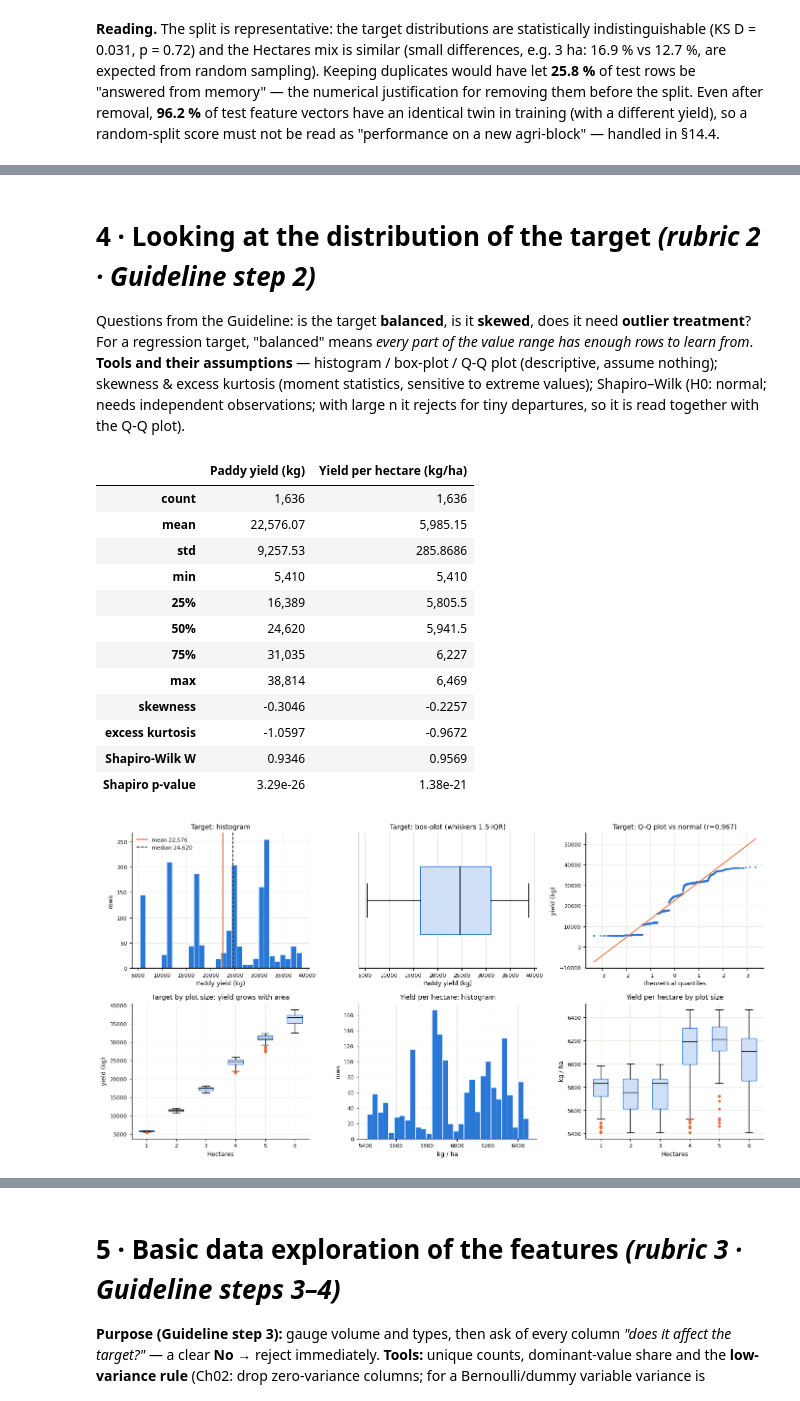
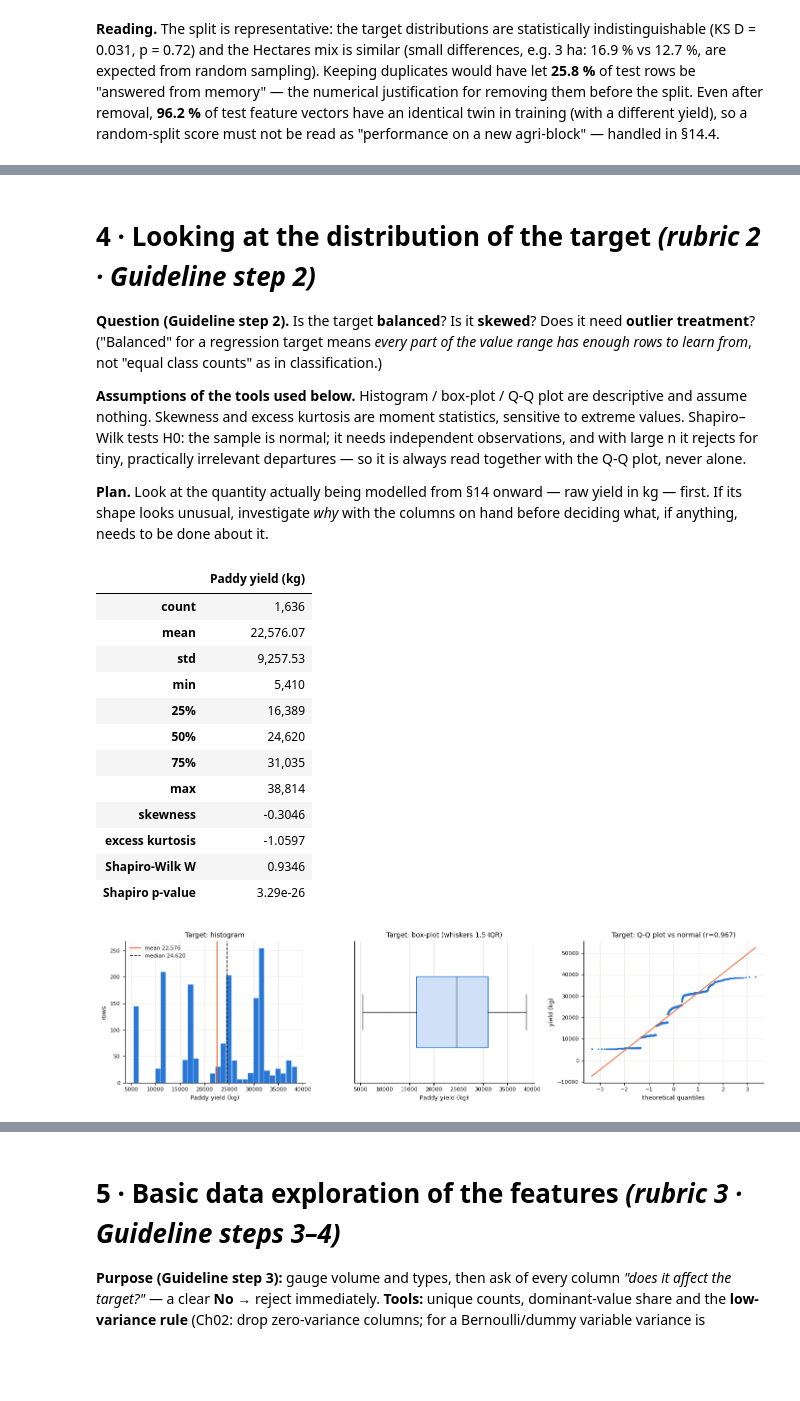
Before and after one commit to phattanaratjeedjeen-sudo/paddy, a Jupyter notebook: src/paddy_ML_regression.ipynb, the cells around one changed output, grey strips where cells are left out. Cells and saved outputs as stored; diff of their text form; code cells hidden in the pictures; blank space fills up the shorter version.

```diff
--- a/src/paddy_ML_regression.ipynb
+++ b/src/paddy_ML_regression.ipynb
@@ -409,42 +401,40 @@ tr.head(3)
 # %% [markdown]
 # 4 · Looking at the distribution of the target  *(rubric 2 · Guideline step 2)*
-Questions from the Guideline: is the target **balanced**, is it **skewed**, does it need **outlier treatment**? For a regression target, "balanced" means *every part of the value range has enough rows to learn from*.
-**Tools and their assumptions** — histogram / box-plot / Q-Q plot (descriptive, assume nothing); skewness & excess kurtosis (moment statistics, sensitive to extreme values); Shapiro–Wilk (H0: normal; needs independent observations; with large n it rejects for tiny departures, so it is read together with the Q-Q plot).
+**Question (Guideline step 2).** Is the target **balanced**? Is it **skewed**? Does it need **outlier treatment**? ("Balanced" for a regression target means *every part of the value range has enough rows to learn from*, not "equal class counts" as in classification.)
+
+**Assumptions of the tools used below.** Histogram / box-plot / Q-Q plot are descriptive and assume nothing. Skewness and excess kurtosis are moment statistics, sensitive to extreme values. Shapiro–Wilk tests H0: the sample is normal; it needs independent observations, and with large n it rejects for tiny, practically irrelevant departures — so it is always read together with the Q-Q plot, never alone.
+
+**Plan.** Look at the quantity actually being modelled from §14 onward — raw yield in kg — first. If its shape looks unusual, investigate *why* with the columns on hand before deciding what, if anything, needs to be done about it.
 # %%
+tr = train.copy()                                    # <- all EDA and feature-selection cells from here on use `tr` (train only, never test)
 yy = tr[Y]
-summ = pd.DataFrame({'Paddy yield (kg)': yy.describe(), 'Yield per hectare (kg/ha)': tr[Y2].describe()})
-summ.loc['skewness'] = [yy.skew(), tr[Y2].skew()]
-summ.loc['excess kurtosis'] = [yy.kurt(), tr[Y2].kurt()]
-summ.loc['Shapiro-Wilk W'] = [stats.shapiro(yy)[0], stats.shapiro(tr[Y2])[0]]
-summ.loc['Shapiro p-value'] = [stats.shapiro(yy)[1], stats.shapiro(tr[Y2])[1]]
+summ = pd.DataFrame({'Paddy yield (kg)': yy.describe()})
+summ.loc['skewness'] = [yy.skew()]
+summ.loc['excess kurtosis'] = [yy.kurt()]
+summ.loc['Shapiro-Wilk W'] = [stats.shapiro(yy)[0]]
+summ.loc['Shapiro p-value'] = [stats.shapiro(yy)[1]]
 display(summ)
 
-fig, ax = plt.subplots(2, 3, figsize=(14, 7.2))
-ax[0,0].hist(yy, bins=30, color=BLUE, edgecolor='white', lw=0.5); ax[0,0].axvline(yy.mean(), color=ORANGE, lw=1.6, label=f'mean {yy.mean():,.0f}')
-ax[0,0].axvline(yy.median(), color=INK, lw=1.2, ls='--', label=f'median {yy.median():,.0f}'); ax[0,0].legend(); ax[0,0].set(title='Target: histogram', xlabel='Paddy yield (kg)', ylabel='rows')
-ax[0,1].boxplot(yy, vert=False, whis=1.5, widths=0.5, patch_artist=True, boxprops=dict(facecolor='#cfe0f7', color=BLUE), medianprops=dict(color=INK), flierprops=dict(marker='o', ms=3, mfc=ORANGE, mec=ORANGE))
-ax[0,1].set(title='Target: box-plot (whiskers 1.5·IQR)', xlabel='Paddy yield (kg)', yticks=[])
-(osm, osr), (slope, icpt, r) = stats.probplot(yy, dist='norm'); ax[0,2].plot(osm, osr, '.', ms=3, color=BLUE); ax[0,2].plot(osm, slope*osm+icpt, color=ORANGE, lw=1.4)
-ax[0,2].set(title=f'Target: Q-Q plot vs normal (r={r:.3f})', xlabel='theoretical quantiles', ylabel='yield (kg)')
-hs = sorted(tr.Hectares.unique())
-ax[1,0].boxplot([tr.loc[tr.Hectares==h, Y] for h in hs], labels=hs, whis=1.5, patch_artist=True, boxprops=dict(facecolor='#cfe0f7', color=BLUE), medianprops=dict(color=INK), flierprops=dict(marker='o', ms=3, mfc=ORANGE, mec=ORANGE))
-ax[1,0].set(title='Target by plot size: yield grows with area', xlabel='Hectares', ylabel='yield (kg)')
-ax[1,1].hist(tr[Y2], bins=30, color=BLUE, edgecolor='white', lw=0.5); ax[1,1].set(title='Yield per hectare: histogram', xlabel='kg / ha', ylabel='rows')
-ax[1,2].boxplot([tr.loc[tr.Hectares==h, Y2] for h in hs], labels=hs, whis=1.5, patch_artist=True, boxprops=dict(facecolor='#cfe0f7', color=BLUE), medianprops=dict(color=INK), flierprops=dict(marker='o', ms=3, mfc=ORANGE, mec=ORANGE))
-ax[1,2].set(title='Yield per hectare by plot size', xlabel='Hectares', ylabel='kg / ha')
+fig, ax = plt.subplots(1, 3, figsize=(14, 3.8))
+ax[0].hist(yy, bins=30, color=BLUE, edgecolor='white', lw=0.5); ax[0].axvline(yy.mean(), color=ORANGE, lw=1.6, label=f'mean {yy.mean():,.0f}')
+ax[0].axvline(yy.median(), color=INK, lw=1.2, ls='--', label=f'median {yy.median():,.0f}'); ax[0].legend(); ax[0].set(title='Target: histogram', xlabel='Paddy yield (kg)', ylabel='rows')
+ax[1].boxplot(yy, vert=False, whis=1.5, widths=0.5, patch_artist=True, boxprops=dict(facecolor='#cfe0f7', color=BLUE), medianprops=dict(color=INK), flierprops=dict(marker='o', ms=3, mfc=ORANGE, mec=ORANGE))
+ax[1].set(title='Target: box-plot (whiskers 1.5·IQR)', xlabel='Paddy yield (kg)', yticks=[])
+(osm, osr), (slope, icpt, r) = stats.probplot(yy, dist='norm'); ax[2].plot(osm, osr, '.', ms=3, color=BLUE); ax[2].plot(osm, slope*osm+icpt, color=ORANGE, lw=1.4)
+ax[2].set(title=f'Target: Q-Q plot vs normal (r={r:.3f})', xlabel='theoretical quantiles', ylabel='yield (kg)')
 plt.tight_layout(); plt.show()
 # %% [output]
-|  | Paddy yield (kg) | Yield per hectare (kg/ha) |
-| count | 1,636 | 1,636 |
-| mean | 22,576.07 | 5,985.15 |
-| std | 9,257.53 | 285.8686 |
-| min | 5,410 | 5,410 |
-| 25% | 16,389 | 5,805.5 |
-| 50% | 24,620 | 5,941.5 |
-| 75% | 31,035 | 6,227 |
-| max | 38,814 | 6,469 |
-| skewness | -0.3046 | -0.2257 |
-| excess kurtosis | -1.0597 | -0.9672 |
-| Shapiro-Wilk W | 0.9346 | 0.9569 |
-| Shapiro p-value | 3.29e-26 | 1.38e-21 |
+|  | Paddy yield (kg) |
+| count | 1,636 |
+| mean | 22,576.07 |
+| std | 9,257.53 |
+| min | 5,410 |
+| 25% | 16,389 |
+| 50% | 24,620 |
+| 75% | 31,035 |
+| max | 38,814 |
+| skewness | -0.3046 |
+| excess kurtosis | -1.0597 |
+| Shapiro-Wilk W | 0.9346 |
+| Shapiro p-value | 3.29e-26 |
-[figure, old version]
+[figure, new version]
```
Also changed, not shown: parts of 16 cells of this notebook, 2 other files.
